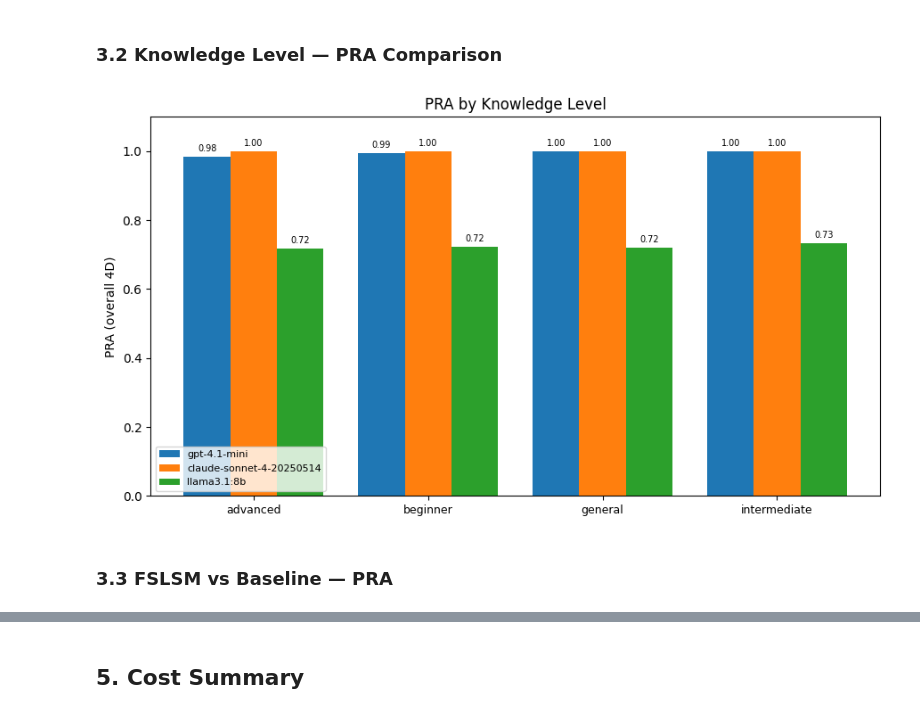
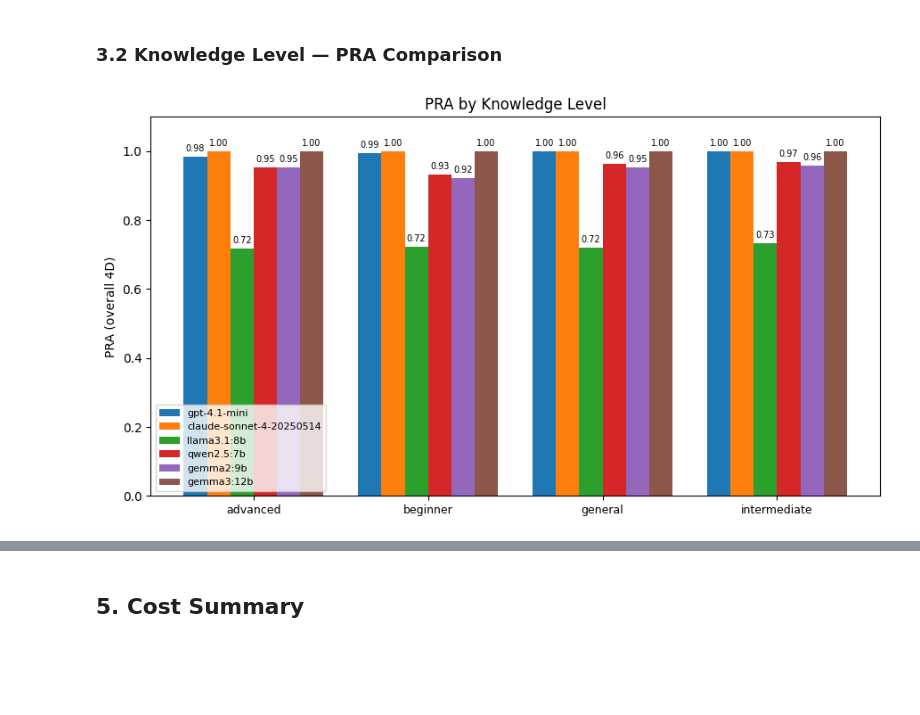
Before and after one commit to Nyeinchanaung/fslsm-mcp-rag, a Jupyter notebook: experiments/exp1_agent_fidelity/report.ipynb, the cells around one changed output, grey strips where cells are left out. Cells and saved outputs as stored; diff of their text form; code cells hidden in the pictures; blank space fills up the shorter version.

```diff
--- a/experiments/exp1_agent_fidelity/report.ipynb
+++ b/experiments/exp1_agent_fidelity/report.ipynb
@@ -189,34 +195,31 @@ plt.show()
 # ── 3.2  Knowledge Level — PRA Comparison ────────────────────────────
 df = df_pra[
     (df_pra["dimension"] == "overall_4d")
     & (df_pra["knowledge_level"] != "ALL")
-    & (df_pra["condition"] == "FSLSM")
 ].copy()
 
 models = df["model"].unique()
 levels = sorted(df["knowledge_level"].unique())
 x = np.arange(len(levels))
 width = 0.8 / len(models)
 
 fig, ax = plt.subplots(figsize=(9, 5))
 for i, model in enumerate(models):
     md = df[df["model"] == model]
     vals = [md[md["knowledge_level"] == lv]["pra"].values[0]
             if len(md[md["knowledge_level"] == lv]) else 0 for lv in levels]
     bars = ax.bar(x + i * width, vals, width, label=model)
     for bar, v in zip(bars, vals):
         ax.text(bar.get_x() + bar.get_width() / 2, bar.get_height() + 0.01,
                 f"{v:.2f}", ha="center", va="bottom", fontsize=7)
 
 ax.set_xticks(x + width * (len(models) - 1) / 2)
 ax.set_xticklabels(levels, fontsize=9)
 ax.set_ylabel("PRA (overall 4D)")
 ax.set_ylim(0, 1.1)
 ax.set_title("PRA by Knowledge Level")
 ax.legend(fontsize=8)
 plt.tight_layout()
 plt.show()
 # %% [output]
-[figure, old version]
+[figure, new version]
-# %% [markdown]
-### 3.3 FSLSM vs Baseline — PRA
```
Also changed, not shown: parts of 30 cells of this notebook, 13 other files.
